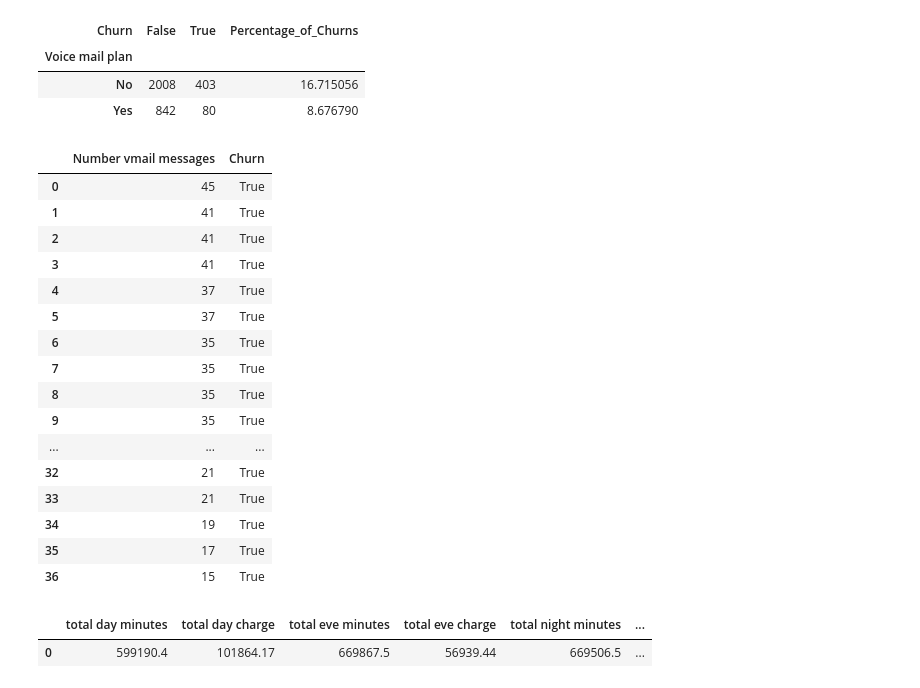
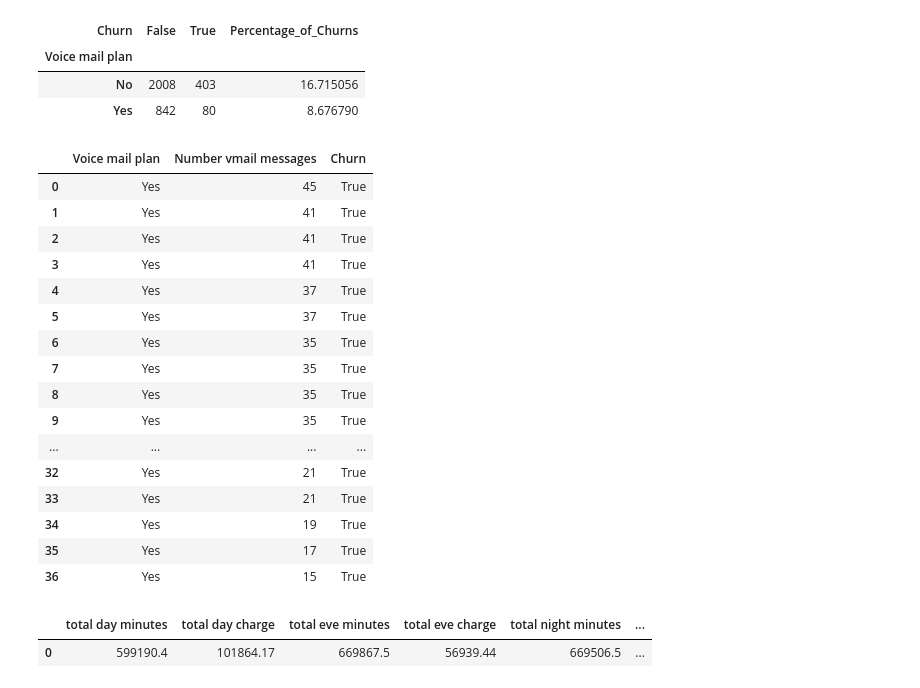
Before and after one commit to BoyinaVamsi/EDA-Telecom-Churn-Analysis, a Jupyter notebook: EDA_Telecom_Churn_Analysis.ipynb, the cells around one changed output. Saved outputs shown, nothing was run; the diff lists cells and outputs as text; code cells hidden in the pictures.

```diff
--- a/EDA_Telecom_Churn_Analysis.ipynb
+++ b/EDA_Telecom_Churn_Analysis.ipynb
@@ -345,27 +344,28 @@ Voicemail_Plan_data
 | No | 2008 | 403 | 16.715056 |
 | Yes | 842 | 80 | 8.676790 |
 # %%
+
 # Analysing the customer churns based on the Number of Voicemail Messages.
-vm_yes=df[['Number vmail messages','Churn']]
+vm_yes=df[["Voice mail plan",'Number vmail messages','Churn']]
 vm_yes[(vm_yes['Number vmail messages'])& (vm_yes['Churn']==True)].sort_values(by='Number vmail messages',ascending=False).reset_index(drop=True)
 # %% [output]
-|  | Number vmail messages | Churn |
-| 0 | 45 | True |
-| 1 | 41 | True |
-| 2 | 41 | True |
-| 3 | 41 | True |
-| 4 | 37 | True |
-| 5 | 37 | True |
-| 6 | 35 | True |
-| 7 | 35 | True |
-| 8 | 35 | True |
-| 9 | 35 | True |
-| ... | ... | ... |
-| 32 | 21 | True |
-| 33 | 21 | True |
-| 34 | 19 | True |
-| 35 | 17 | True |
-| 36 | 15 | True |
+|  | Voice mail plan | Number vmail messages | Churn |
+| 0 | Yes | 45 | True |
+| 1 | Yes | 41 | True |
+| 2 | Yes | 41 | True |
+| 3 | Yes | 41 | True |
+| 4 | Yes | 37 | True |
+| 5 | Yes | 37 | True |
+| 6 | Yes | 35 | True |
+| 7 | Yes | 35 | True |
+| 8 | Yes | 35 | True |
+| 9 | Yes | 35 | True |
+| ... | ... | ... | ... |
+| 32 | Yes | 21 | True |
+| 33 | Yes | 21 | True |
+| 34 | Yes | 19 | True |
+| 35 | Yes | 17 | True |
+| 36 | Yes | 15 | True |
 # %%
 #Total sum of the calls made during different sections of the Day and Calculating the Total Call Costs.
 calls_data=pd.DataFrame(columns=["total day minutes","total day charge","total eve minutes","total eve charge","total night minutes","total night charge"])
```
Also changed, not shown: parts of 26 cells of this notebook.
